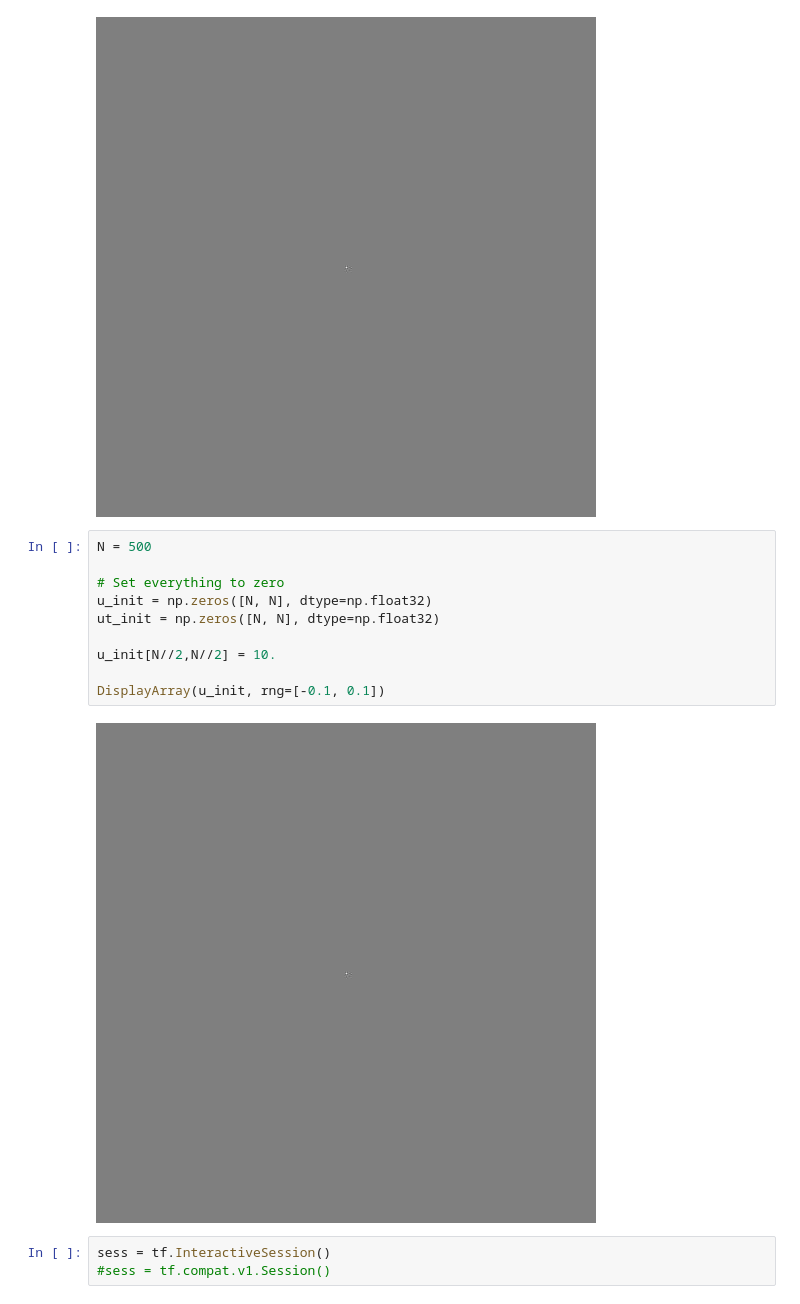
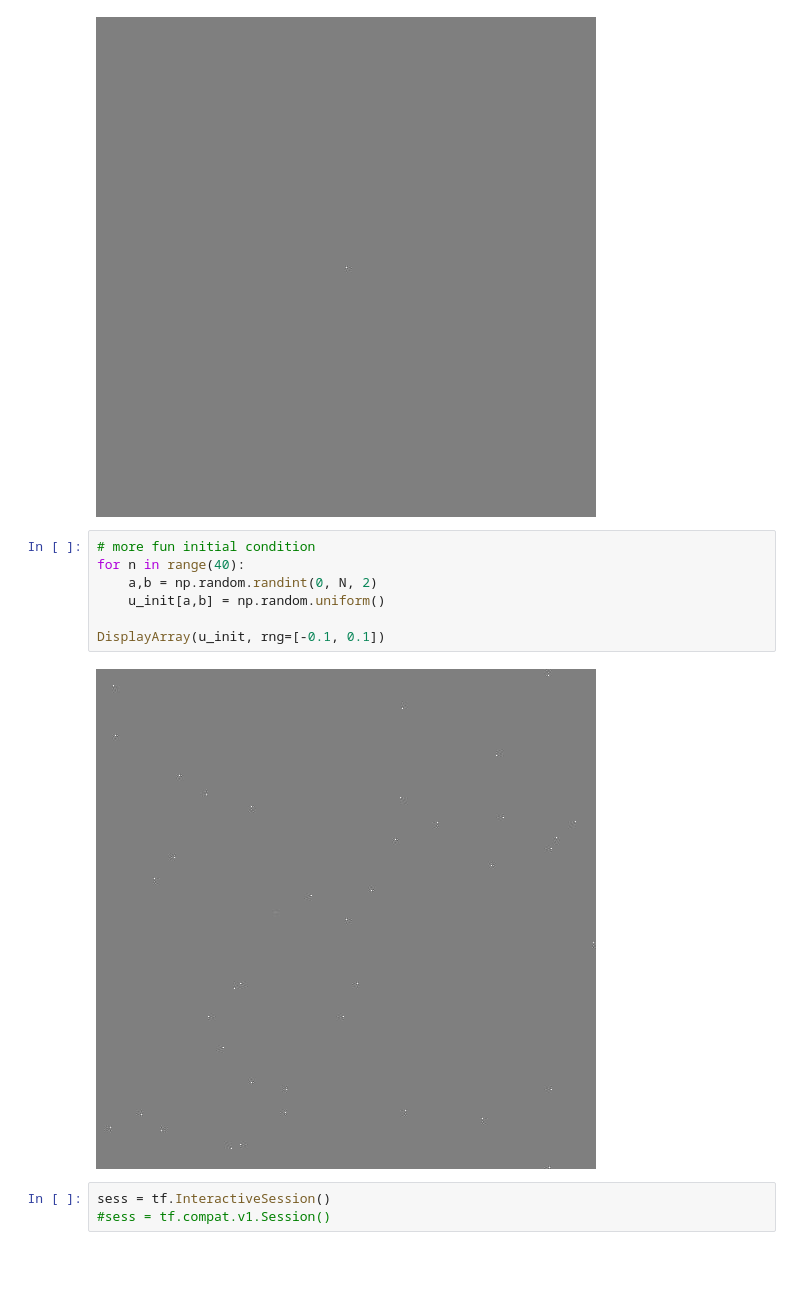
Before and after one commit to ubsuny/burgers-equation-nvidia-jetson, a Jupyter notebook: Problem1.ipynb, the cells around one changed output. Saved outputs shown, nothing was run; the diff lists cells and outputs as text; blank space fills up the shorter version.

```diff
--- a/Problem1.ipynb
+++ b/Problem1.ipynb
@@ -62,18 +67,15 @@ u_init[N//2,N//2] = 10.
 DisplayArray(u_init, rng=[-0.1, 0.1])
 # %% [output]
 [figure]
-# %%
-N = 500
-
-# Set everything to zero
-u_init = np.zeros([N, N], dtype=np.float32)
-ut_init = np.zeros([N, N], dtype=np.float32)
-
-u_init[N//2,N//2] = 10.
-
-DisplayArray(u_init, rng=[-0.1, 0.1])
-# %% [output]
-[figure, removed]
+# %%
+# more fun initial condition
+for n in range(40):
+    a,b = np.random.randint(0, N, 2)
+    u_init[a,b] = np.random.uniform()
+
+DisplayArray(u_init, rng=[-0.1, 0.1])
+# %% [output]
+[figure, added]
 # %%
 sess = tf.InteractiveSession()
 #sess = tf.compat.v1.Session()
```
Also changed, not shown: parts of 7 cells of this notebook, 4 other files.
